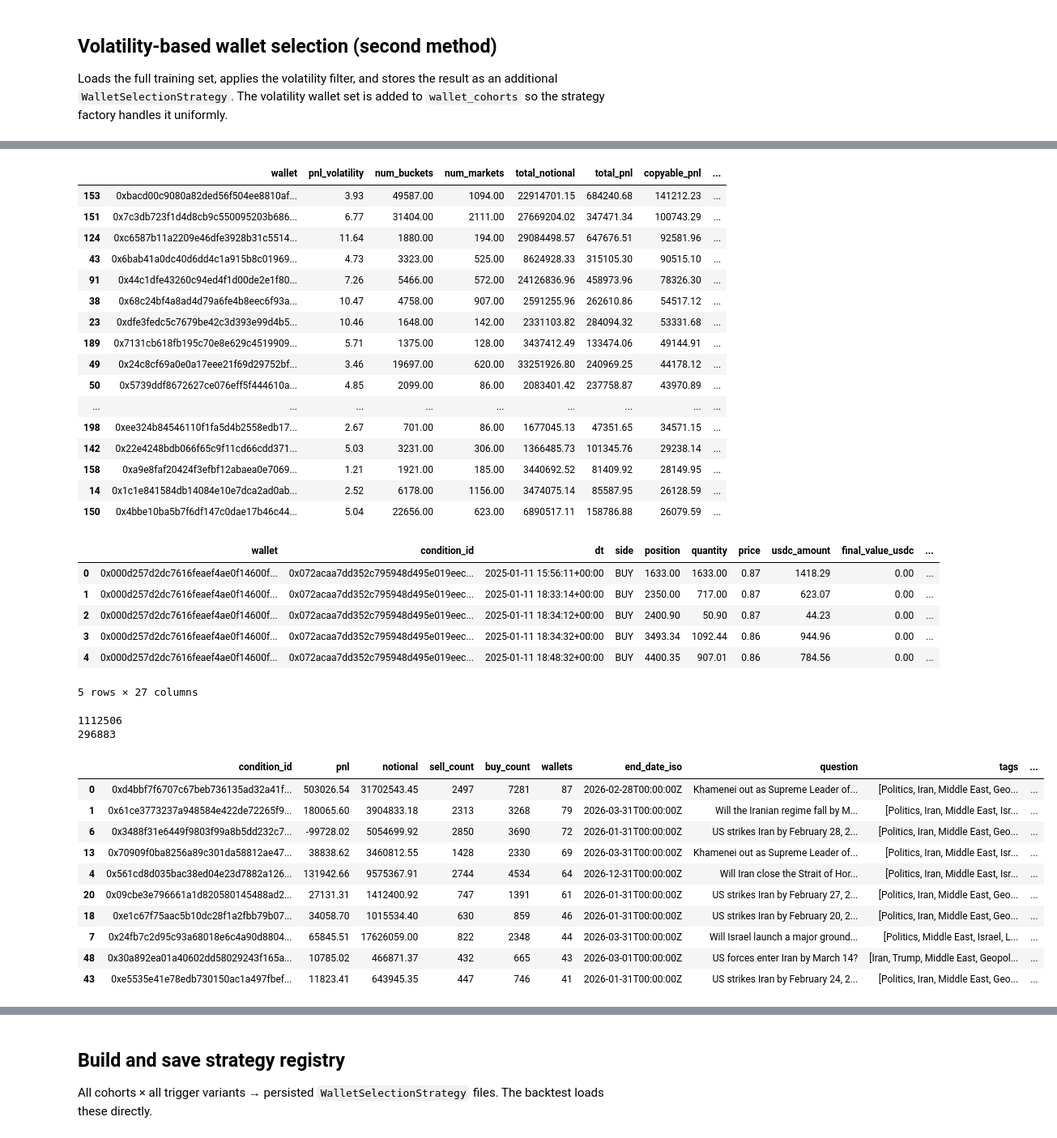
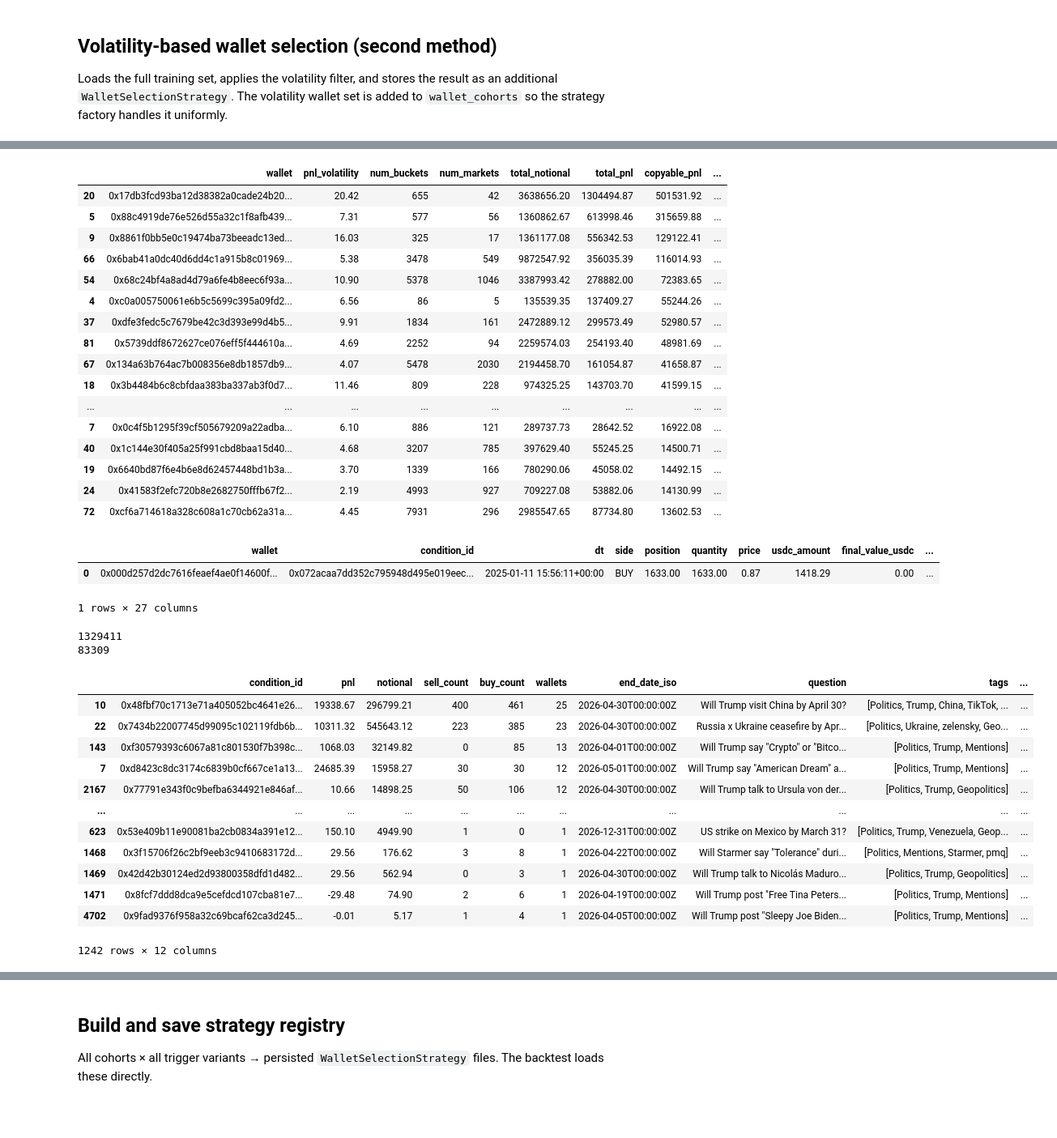
Before and after one commit to vobornij/polymarket, a Jupyter notebook: notebooks/flow/stage1_wallet_strategy_selection.ipynb, the cells around one changed output, grey strips where cells are left out. Shown at 81% size. Drawn from its saved outputs; the diff is of its cells as text; code cells hidden in the pictures; blank space fills up the shorter version.

```diff
--- a/notebooks/flow/stage1_wallet_strategy_selection.ipynb
+++ b/notebooks/flow/stage1_wallet_strategy_selection.ipynb
@@ -395,14 +395,15 @@ wallet_vol_train.sort_values("copyable_pnl", ascending=False).head(10)
 
 wallet_cohorts['multi_filter'] = wallet_vol_train[
     #(wallet_vol_train['copyable_roi'] >= 0.02)
+    (wallet_vol_train['average_roi'] >= 0.05)
     # & (wallet_vol_train['copyable_pnl'] <= wallet_vol_train['total_pnl'])
-    (wallet_vol_train['max_drawdown_to_pnl'] <= 0.3)
+    & (wallet_vol_train['max_drawdown_to_pnl'] <= 0.3)
     # & (wallet_vol_train['max_drawdown_to_pnl'] >= 0.1)
     # & (wallet_vol_train['max_copyable_drawdown_to_copyable_pnl'] <= 0.4)
     & (wallet_vol_train['num_buckets'] >= 20)
-    & (wallet_vol_train['top_market_pnl_pct'] < 0.3)
+    & (wallet_vol_train['top_market_pnl_pct'] < 0.5)
     & (wallet_vol_train['top5_pnl_pct'] < 0.5)
-    & (wallet_vol_train['copyable_pnl'] >= 100)
+    # & (wallet_vol_train['copyable_pnl'] >= 100)
     # & (wallet_vol_train['copyable_pnl_factor'] >= 0.1)
     # & (wallet_vol_train['total_pnl'] > 10_000)
 ].sort_values("copyable_roi", ascending=False).copy().reset_index(drop=True)
@@ -423,68 +424,70 @@ wallet_vol_train.head()
 wallet_cohorts['multi_filter'].sort_values("copyable_pnl", key=abs, ascending=False).head(20)
 # %% [output]
 |  | wallet | pnl_volatility | num_buckets | num_markets | total_notional | total_pnl | copyable_pnl | ... |
-| 153 | 0xbacd00c9080a82ded56f504ee8810af... | 3.93 | 49587.00 | 1094.00 | 22914701.15 | 684240.68 | 141212.23 | ... |
-| 151 | 0x7c3db723f1d4d8cb9c550095203b686... | 6.77 | 31404.00 | 2111.00 | 27669204.02 | 347471.34 | 100743.29 | ... |
-| 124 | 0xc6587b11a2209e46dfe3928b31c5514... | 11.64 | 1880.00 | 194.00 | 29084498.57 | 647676.51 | 92581.96 | ... |
-| 43 | 0x6bab41a0dc40d6dd4c1a915b8c01969... | 4.73 | 3323.00 | 525.00 | 8624928.33 | 315105.30 | 90515.10 | ... |
-| 91 | 0x44c1dfe43260c94ed4f1d00de2e1f80... | 7.26 | 5466.00 | 572.00 | 24126836.96 | 458973.96 | 78326.30 | ... |
-| 38 | 0x68c24bf4a8ad4d79a6fe4b8eec6f93a... | 10.47 | 4758.00 | 907.00 | 2591255.96 | 262610.86 | 54517.12 | ... |
-| 23 | 0xdfe3fedc5c7679be42c3d393e99d4b5... | 10.46 | 1648.00 | 142.00 | 2331103.82 | 284094.32 | 53331.68 | ... |
-| 189 | 0x7131cb618fb195c70e8e629c4519909... | 5.71 | 1375.00 | 128.00 | 3437412.49 | 133474.06 | 49144.91 | ... |
-| 49 | 0x24c8cf69a0e0a17eee21f69d29752bf... | 3.46 | 19697.00 | 620.00 | 33251926.80 | 240969.25 | 44178.12 | ... |
-| 50 | 0x5739ddf8672627ce076eff5f444610a... | 4.85 | 2099.00 | 86.00 | 2083401.42 | 237758.87 | 43970.89 | ... |
+| 20 | 0x17db3fcd93ba12d38382a0cade24b20... | 20.42 | 655 | 42 | 3638656.20 | 1304494.87 | 501531.92 | ... |
+| 5 | 0x88c4919de76e526d55a32c1f8afb439... | 7.31 | 577 | 56 | 1360862.67 | 613998.46 | 315659.88 | ... |
+| 9 | 0x8861f0bb5e0c19474ba73beeadc13ed... | 16.03 | 325 | 17 | 1361177.08 | 556342.53 | 129122.41 | ... |
+| 66 | 0x6bab41a0dc40d6dd4c1a915b8c01969... | 5.38 | 3478 | 549 | 9872547.92 | 356035.39 | 116014.93 | ... |
+| 54 | 0x68c24bf4a8ad4d79a6fe4b8eec6f93a... | 10.90 | 5378 | 1046 | 3387993.42 | 278882.00 | 72383.65 | ... |
+| 4 | 0xc0a005750061e6b5c5699c395a09fd2... | 6.56 | 86 | 5 | 135539.35 | 137409.27 | 55244.26 | ... |
+| 37 | 0xdfe3fedc5c7679be42c3d393e99d4b5... | 9.91 | 1834 | 161 | 2472889.12 | 299573.49 | 52980.57 | ... |
+| 81 | 0x5739ddf8672627ce076eff5f444610a... | 4.69 | 2252 | 94 | 2259574.03 | 254193.40 | 48981.69 | ... |
+| 67 | 0x134a63b764ac7b008356e8db1857db9... | 4.07 | 5478 | 2030 | 2194458.70 | 161054.87 | 41658.87 | ... |
+| 18 | 0x3b4484b6c8cbfdaa383ba337ab3f0d7... | 11.46 | 809 | 228 | 974325.25 | 143703.70 | 41599.15 | ... |
 | ... | ... | ... | ... | ... | ... | ... | ... | ... |
-| 198 | 0xee324b84546110f1fa5d4b2558edb17... | 2.67 | 701.00 | 86.00 | 1677045.13 | 47351.65 | 34571.15 | ... |
-| 142 | 0x22e4248bdb066f65c9f11cd66cdd371... | 5.03 | 3231.00 | 306.00 | 1366485.73 | 101345.76 | 29238.14 | ... |
-| 158 | 0xa9e8faf20424f3efbf12abaea0e7069... | 1.21 | 1921.00 | 185.00 | 3440692.52 | 81409.92 | 28149.95 | ... |
-| 14 | 0x1c1e841584db14084e10e7dca2ad0ab... | 2.52 | 6178.00 | 1156.00 | 3474075.14 | 85587.95 | 26128.59 | ... |
-| 150 | 0x4bbe10ba5b7f6df147c0dae17b46c44... | 5.04 | 22656.00 | 623.00 | 6890517.11 | 158786.88 | 26079.59 | ... |
+| 7 | 0x0c4f5b1295f39cf505679209a22adba... | 6.10 | 886 | 121 | 289737.73 | 28642.52 | 16922.08 | ... |
+| 40 | 0x1c144e30f405a25f991cbd8baa15d40... | 4.68 | 3207 | 785 | 397629.40 | 55245.25 | 14500.71 | ... |
+| 19 | 0x6640bd87f6e4b6e8d62457448bd1b3a... | 3.70 | 1339 | 166 | 780290.06 | 45058.02 | 14492.15 | ... |
+| 24 | 0x41583f2efc720b8e2682750fffb67f2... | 2.19 | 4993 | 927 | 709227.08 | 53882.06 | 14130.99 | ... |
+| 72 | 0xcf6a714618a328c608a1c70cb62a31a... | 4.45 | 7931 | 296 | 2985547.65 | 87734.80 | 13602.53 | ... |
 # %%
-df_slice.head()
+df_slice.head(1)
 # %% [output]
 |  | wallet | condition_id | dt | side | position | quantity | price | usdc_amount | final_value_usdc | ... |
 | 0 | 0x000d257d2dc7616feaef4ae0f14600f... | 0x072acaa7dd352c795948d495e019eec... | 2025-01-11 15:56:11+00:00 | BUY | 1633.00 | 1633.00 | 0.87 | 1418.29 | 0.00 | ... |
-| 1 | 0x000d257d2dc7616feaef4ae0f14600f... | 0x072acaa7dd352c795948d495e019eec... | 2025-01-11 18:33:14+00:00 | BUY | 2350.00 | 717.00 | 0.87 | 623.07 | 0.00 | ... |
-| 2 | 0x000d257d2dc7616feaef4ae0f14600f... | 0x072acaa7dd352c795948d495e019eec... | 2025-01-11 18:34:12+00:00 | BUY | 2400.90 | 50.90 | 0.87 | 44.23 | 0.00 | ... |
-| 3 | 0x000d257d2dc7616feaef4ae0f14600f... | 0x072acaa7dd352c795948d495e019eec... | 2025-01-11 18:34:32+00:00 | BUY | 3493.34 | 1092.44 | 0.86 | 944.96 | 0.00 | ... |
-| 4 | 0x000d257d2dc7616feaef4ae0f14600f... | 0x072acaa7dd352c795948d495e019eec... | 2025-01-11 18:48:32+00:00 | BUY | 4400.35 | 907.01 | 0.86 | 784.56 | 0.00 | ... |
-5 rows × 27 columns
+1 rows × 27 columns
 # %%
 wallets = set(wallet_cohorts['multi_filter']['wallet'])
 
 df = df_full[~df_full["is_train"]].copy()
 print(len(df))
 
 df_wallets = df[
     (df['wallet'].isin(wallets))
     & ~df['is_train']
     ].copy()
 print(len(df_wallets))
 
 df = df_wallets.groupby('condition_id').agg(
     pnl=('pnl', 'sum'),
     notional=('notional', 'sum'),
     sell_count=('side', lambda x: (x == 'SELL').sum()),
     buy_count=('side', lambda x: (x == 'BUY').sum()),
     wallets=('wallet', lambda x: x.nunique()),
 ).sort_values(by="pnl", key=np.abs, ascending=False).merge(mdf, on="condition_id", how="left")
 
 len(df)
-df.sort_values(by='wallets', ascending=False).head(10)
+df[
+    (~df['tags'].apply(lambda x: 'Iran' in x))
+    & (df['end_date_iso'] > '2026-04-01')
+     & (df['primary_tag'] == 'Politics')
+   ].sort_values(by='wallets', ascending=False)
 # %% [output]
-1112506
-296883
+1329411
+83309
 |  | condition_id | pnl | notional | sell_count | buy_count | wallets | end_date_iso | question | tags | ... |
-| 0 | 0xd4bbf7f6707c67beb736135ad32a41f... | 503026.54 | 31702543.45 | 2497 | 7281 | 87 | 2026-02-28T00:00:00Z | Khamenei out as Supreme Leader of... | [Politics, Iran, Middle East, Geo... | ... |
-| 1 | 0x61ce3773237a948584e422de72265f9... | 180065.60 | 3904833.18 | 2313 | 3268 | 79 | 2026-03-31T00:00:00Z | Will the Iranian regime fall by M... | [Politics, Iran, Middle East, Isr... | ... |
-| 6 | 0x3488f31e6449f9803f99a8b5dd232c7... | -99728.02 | 5054699.92 | 2850 | 3690 | 72 | 2026-01-31T00:00:00Z | US strikes Iran by February 28, 2... | [Politics, Iran, Middle East, Geo... | ... |
-| 13 | 0x70909f0ba8256a89c301da58812ae47... | 38838.62 | 3460812.55 | 1428 | 2330 | 69 | 2026-03-31T00:00:00Z | Khamenei out as Supreme Leader of... | [Politics, Iran, Middle East, Isr... | ... |
-| 4 | 0x561cd8d035bac38ed04e23d7882a126... | 131942.66 | 9575367.91 | 2744 | 4534 | 64 | 2026-12-31T00:00:00Z | Will Iran close the Strait of Hor... | [Politics, Iran, Middle East, Isr... | ... |
-| 20 | 0x09cbe3e796661a1d820580145488ad2... | 27131.31 | 1412400.92 | 747 | 1391 | 61 | 2026-01-31T00:00:00Z | US strikes Iran by February 27, 2... | [Politics, Iran, Middle East, Geo... | ... |
-| 18 | 0xe1c67f75aac5b10dc28f1a2fbb79b07... | 34058.70 | 1015534.40 | 630 | 859 | 46 | 2026-01-31T00:00:00Z | US strikes Iran by February 20, 2... | [Politics, Iran, Middle East, Geo... | ... |
-| 7 | 0x24fb7c2d95c93a68018e6c4a90d8804... | 65845.51 | 17626059.00 | 822 | 2348 | 44 | 2026-03-31T00:00:00Z | Will Israel launch a major ground... | [Politics, Middle East, Israel, L... | ... |
-| 48 | 0x30a892ea01a40602dd58029243f165a... | 10785.02 | 466871.37 | 432 | 665 | 43 | 2026-03-01T00:00:00Z | US forces enter Iran by March 14? | [Iran, Trump, Middle East, Geopol... | ... |
-| 43 | 0xe5535e41e78edb730150ac1a497fbef... | 11823.41 | 643945.35 | 447 | 746 | 41 | 2026-01-31T00:00:00Z | US strikes Iran by February 24, 2... | [Politics, Iran, Middle East, Geo... | ... |
+| 10 | 0x48fbf70c1713e71a405052bc4641e26... | 19338.67 | 296799.21 | 400 | 461 | 25 | 2026-04-30T00:00:00Z | Will Trump visit China by April 30? | [Politics, Trump, China, TikTok, ... | ... |
+| 22 | 0x7434b22007745d99095c102119fdb6b... | 10311.32 | 545643.12 | 223 | 385 | 23 | 2026-04-30T00:00:00Z | Russia x Ukraine ceasefire by Apr... | [Politics, Ukraine, zelensky, Geo... | ... |
+| 143 | 0xf30579393c6067a81c801530f7b398c... | 1068.03 | 32149.82 | 0 | 85 | 13 | 2026-04-01T00:00:00Z | Will Trump say "Crypto" or "Bitco... | [Politics, Trump, Mentions] | ... |
+| 7 | 0xd8423c8dc3174c6839b0cf667ce1a13... | 24685.39 | 15958.27 | 30 | 30 | 12 | 2026-05-01T00:00:00Z | Will Trump say "American Dream" a... | [Politics, Trump, Mentions] | ... |
+| 2167 | 0x77791e343f0c9befba6344921e846af... | 10.66 | 14898.25 | 50 | 106 | 12 | 2026-04-30T00:00:00Z | Will Trump talk to Ursula von der... | [Politics, Trump, Geopolitics] | ... |
+| ... | ... | ... | ... | ... | ... | ... | ... | ... | ... | ... |
+| 623 | 0x53e409b11e90081ba2cb0834a391e12... | 150.10 | 4949.90 | 1 | 0 | 1 | 2026-12-31T00:00:00Z | US strike on Mexico by March 31? | [Politics, Trump, Venezuela, Geop... | ... |
+| 1468 | 0x3f15706f26c2bf9eeb3c9410683172d... | 29.56 | 176.62 | 3 | 8 | 1 | 2026-04-22T00:00:00Z | Will Starmer say "Tolerance" duri... | [Politics, Mentions, Starmer, pmq] | ... |
+| 1469 | 0x42d42b30124ed2d93800358dfd1d482... | 29.56 | 562.94 | 0 | 3 | 1 | 2026-04-30T00:00:00Z | Will Trump talk to Nicolás Maduro... | [Politics, Trump, Geopolitics] | ... |
+| 1471 | 0x8fcf7ddd8dca9e5cefdcd107cba81e7... | -29.48 | 74.90 | 2 | 6 | 1 | 2026-04-19T00:00:00Z | Will Trump post "Free Tina Peters... | [Politics, Trump, Mentions] | ... |
+| 4702 | 0x9fad9376f958a32c69bcaf62ca3d245... | -0.01 | 5.17 | 1 | 4 | 1 | 2026-04-05T00:00:00Z | Will Trump post "Sleepy Joe Biden... | [Politics, Trump, Mentions] | ... |
+1242 rows × 12 columns
 # %%
 MARKET = '0x3488f31e6449f9803f99a8b5dd232c7ad883637f1c86e6953305a2ef19c77f20'
 
```
Also changed, not shown: parts of 18 cells of this notebook, 6 other files.
